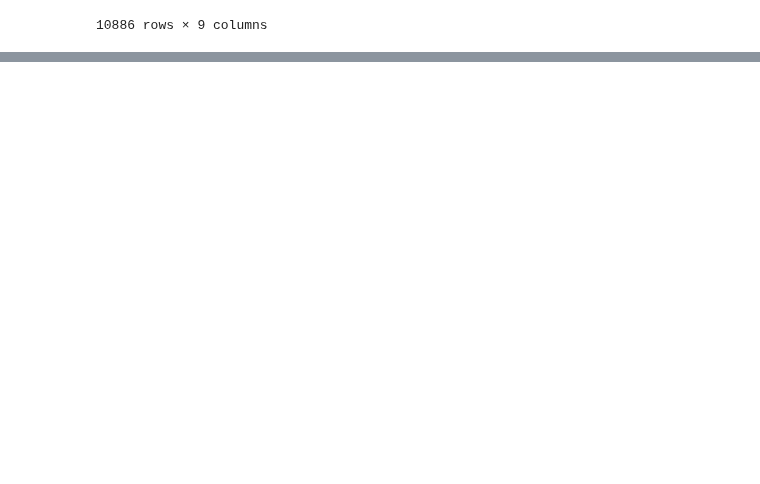
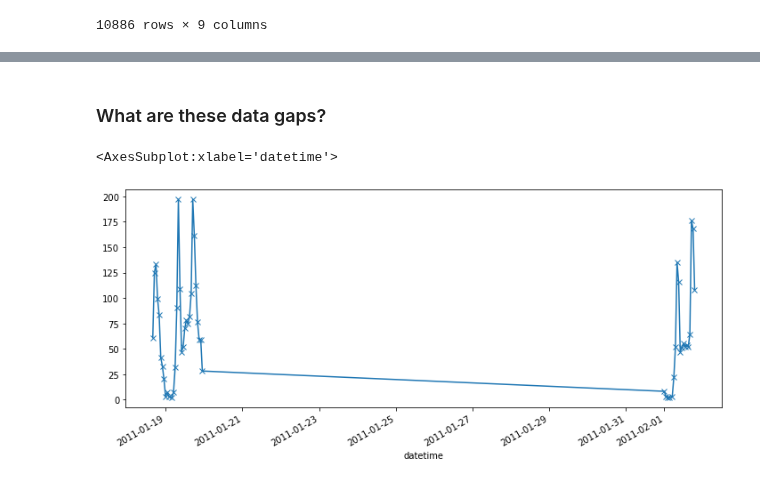
Before and after one commit to raphaelw/data-science-bootcamp, a Jupyter notebook: 03_week/project/bike_sharing_demand.ipynb, the cells around one changed output, grey strips where cells are left out. Drawn from its saved outputs; the diff is of its cells as text; code cells hidden in the pictures; blank space fills up the shorter version.

```diff
--- a/03_week/project/bike_sharing_demand.ipynb
+++ b/03_week/project/bike_sharing_demand.ipynb
@@ -83,0 +142,7 @@ df
+# %% [markdown]
+### What are these data gaps?
+# %%
+df.iloc[400:450]['count'].plot(figsize=(12,5), style='x-')
+# %% [output]
+<AxesSubplot:xlabel='datetime'>
+[figure, added]
```
Also changed, not shown: parts of 35 cells of this notebook.
